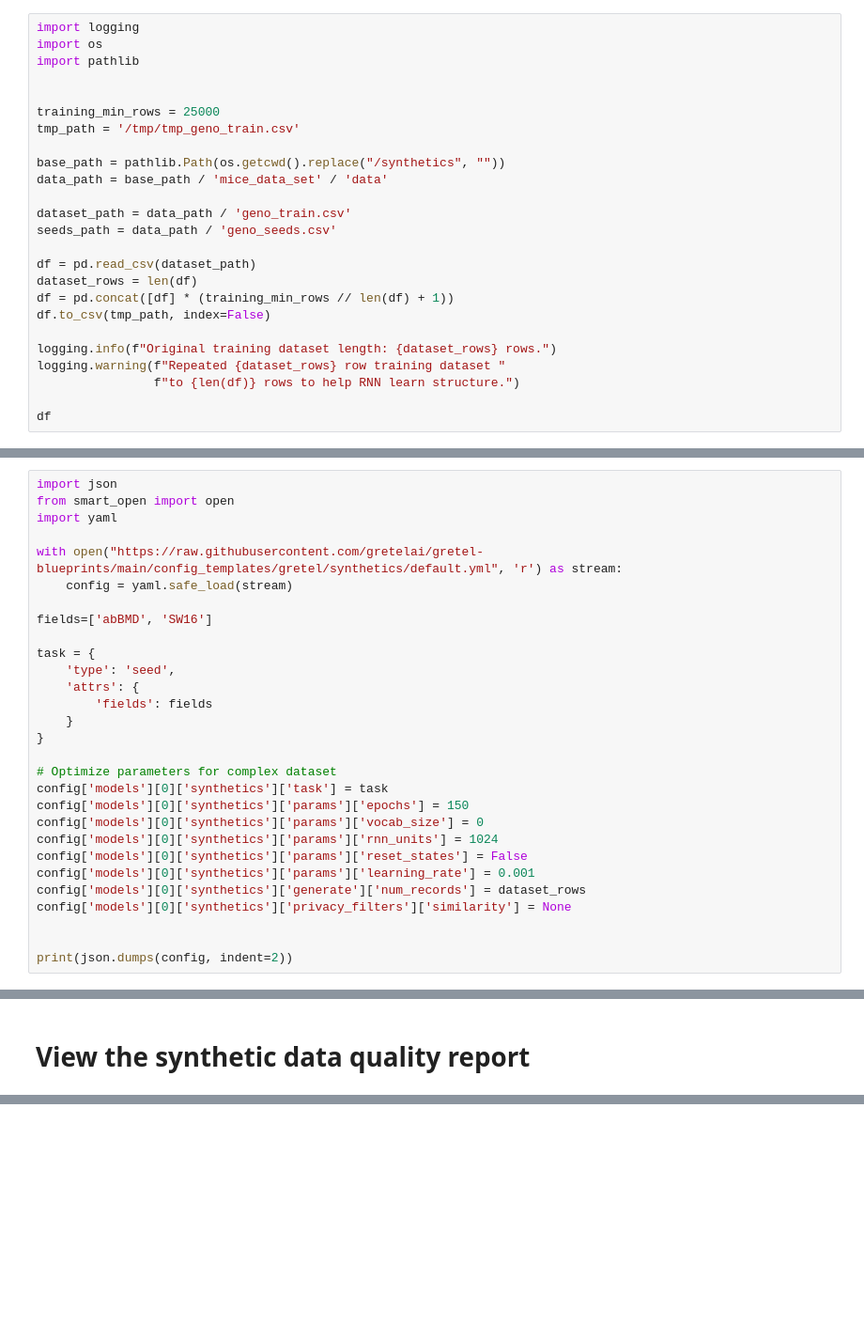
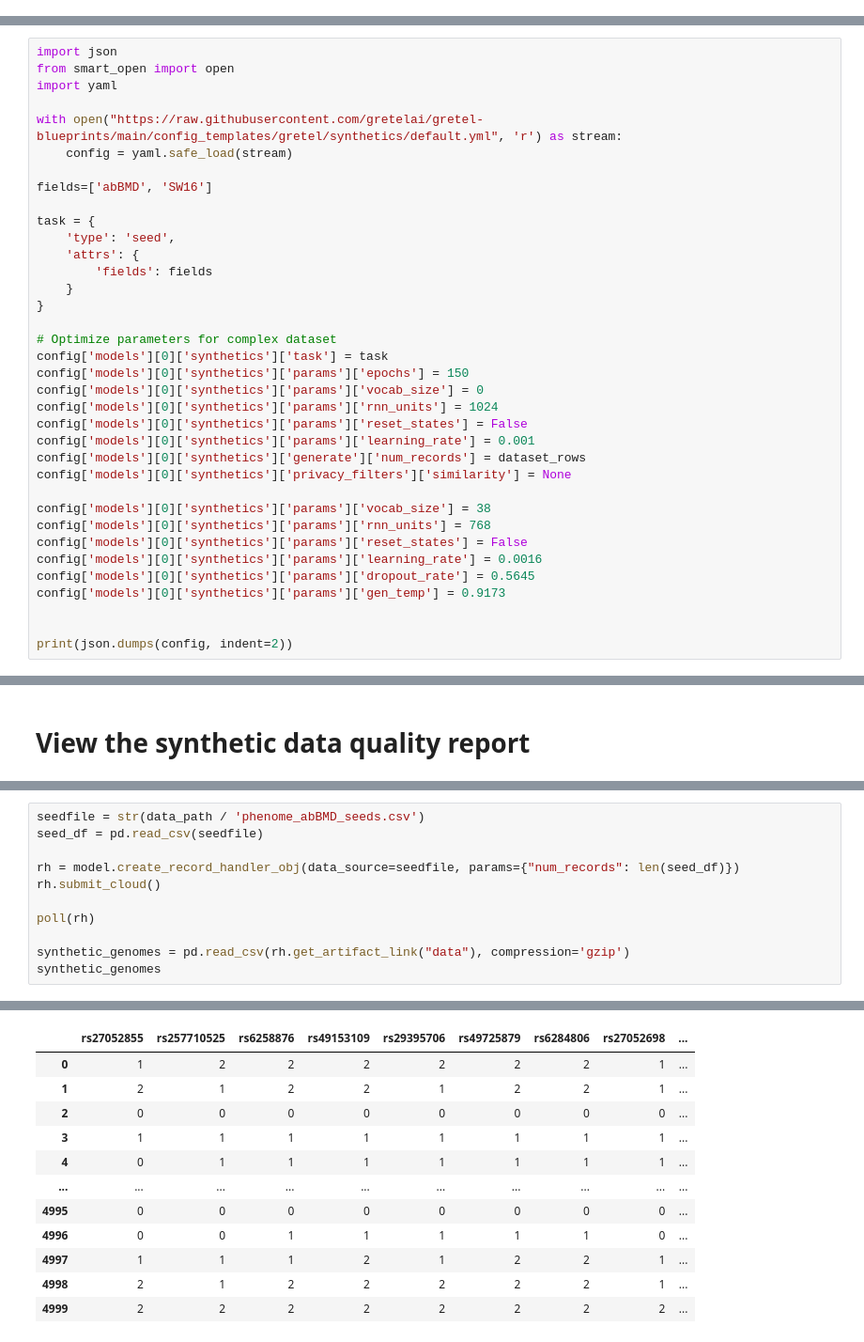
Before and after one commit to gretelai/synthetic-data-genomics, a Jupyter notebook: synthetics/05_create_synthetic_mouse_genomes.ipynb, the cells around one changed output, grey strips where cells are left out. Shown at 94% size. Drawn from its saved outputs; the diff is of its cells as text; blank space fills up the shorter version.

```diff
--- a/synthetics/05_create_synthetic_mouse_genomes.ipynb
+++ b/synthetics/05_create_synthetic_mouse_genomes.ipynb
@@ -33,25 +72,0 @@ Specify a data source to train the model on. This can be a local file, web locat
-# %%
-import logging
-import os
-import pathlib
-
-
-training_min_rows = 25000
-tmp_path = '/tmp/tmp_geno_train.csv'
-
-base_path = pathlib.Path(os.getcwd().replace("/synthetics", ""))
-data_path = base_path / 'mice_data_set' / 'data'
-
-dataset_path = data_path / 'geno_train.csv'
-seeds_path = data_path / 'geno_seeds.csv'
-
-df = pd.read_csv(dataset_path)
-dataset_rows = len(df)
-df = pd.concat([df] * (training_min_rows // len(df) + 1))
-df.to_csv(tmp_path, index=False)
-
-logging.info(f"Original training dataset length: {dataset_rows} rows.")
-logging.warning(f"Repeated {dataset_rows} row training dataset "
-                f"to {len(df)} rows to help RNN learn structure.")
-
-df
@@ -97,6 +97,13 @@ config['models'][0]['synthetics']['params']['learning_rate'] = 0.001
 config['models'][0]['synthetics']['generate']['num_records'] = dataset_rows
 config['models'][0]['synthetics']['privacy_filters']['similarity'] = None
 
+config['models'][0]['synthetics']['params']['vocab_size'] = 38
+config['models'][0]['synthetics']['params']['rnn_units'] = 768
+config['models'][0]['synthetics']['params']['reset_states'] = False
+config['models'][0]['synthetics']['params']['learning_rate'] = 0.0016
+config['models'][0]['synthetics']['params']['dropout_rate'] = 0.5645
+config['models'][0]['synthetics']['params']['gen_temp'] = 0.9173
+
 
 print(json.dumps(config, indent=2))
 # %% [output]
@@ -184,0 +189,12 @@ IPython.display.HTML(data=open(model.get_artifact_link("report")).read())
+# %%
+seedfile = str(data_path / 'phenome_abBMD_seeds.csv')
+seed_df = pd.read_csv(seedfile)
+
+rh = model.create_record_handler_obj(data_source=seedfile, params={"num_records": len(seed_df)})
+rh.submit_cloud()
+
+poll(rh)
+
+synthetic_genomes = pd.read_csv(rh.get_artifact_link("data"), compression='gzip')
+synthetic_genomes
+# %% [output]
@@ -184,0 +236,12 @@ IPython.display.HTML(data=open(model.get_artifact_link("report")).read())
+|  | rs27052855 | rs257710525 | rs6258876 | rs49153109 | rs29395706 | rs49725879 | rs6284806 | rs27052698 | ... |
+| 0 | 1 | 2 | 2 | 2 | 2 | 2 | 2 | 1 | ... |
+| 1 | 2 | 1 | 2 | 2 | 1 | 2 | 2 | 1 | ... |
+| 2 | 0 | 0 | 0 | 0 | 0 | 0 | 0 | 0 | ... |
+| 3 | 1 | 1 | 1 | 1 | 1 | 1 | 1 | 1 | ... |
+| 4 | 0 | 1 | 1 | 1 | 1 | 1 | 1 | 1 | ... |
+| ... | ... | ... | ... | ... | ... | ... | ... | ... | ... |
+| 4995 | 0 | 0 | 0 | 0 | 0 | 0 | 0 | 0 | ... |
+| 4996 | 0 | 0 | 1 | 1 | 1 | 1 | 1 | 0 | ... |
+| 4997 | 1 | 1 | 1 | 2 | 1 | 2 | 2 | 1 | ... |
+| 4998 | 2 | 1 | 2 | 2 | 2 | 2 | 2 | 1 | ... |
+| 4999 | 2 | 2 | 2 | 2 | 2 | 2 | 2 | 2 | ... |
```
Also changed, not shown: parts of 14 cells of this notebook, 4 other files.
